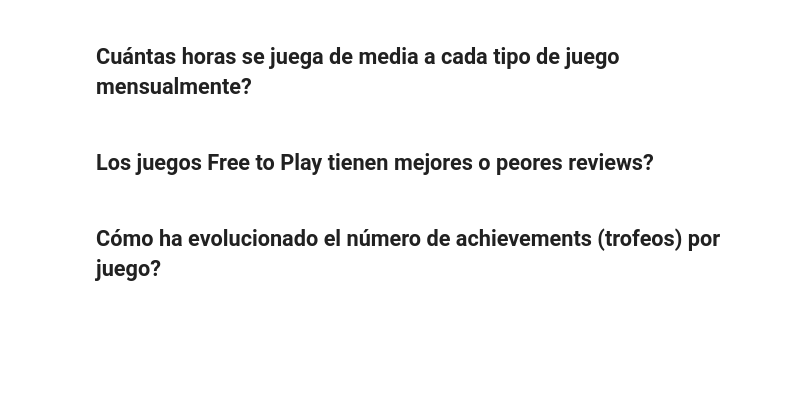
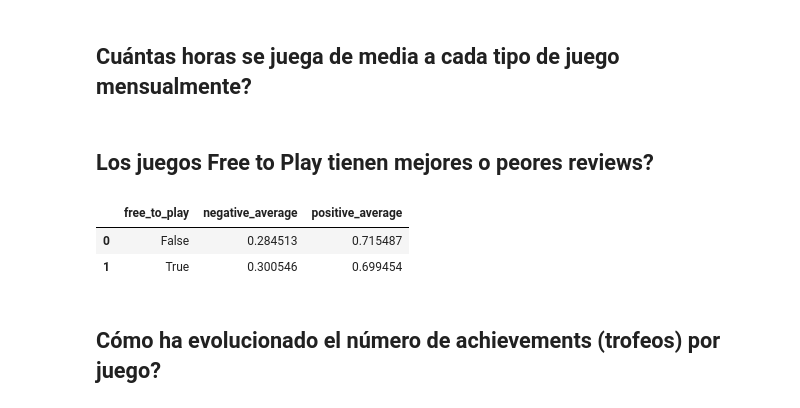
Before and after one commit to AlTesla/steam_EDA, a Jupyter notebook: steam_EDA_Alvaro_Corona.ipynb, the cells around one changed output. Saved outputs shown, nothing was run; the diff lists cells and outputs as text; code cells hidden in the pictures; blank space fills up the shorter version.

```diff
--- a/steam_EDA_Alvaro_Corona.ipynb
+++ b/steam_EDA_Alvaro_Corona.ipynb
@@ -549,2 +513,23 @@ fig.show()
 # %% [markdown]
 ## Los juegos Free to Play tienen mejores o peores reviews?
+# %%
+free_to_play_df = steam_df[['free_to_play',
+                            'positive_ratings', 'negative_ratings']].copy()
+# %%
+free_to_play_df['total_ratings'] = free_to_play_df[[
+    'positive_ratings', 'negative_ratings']].sum(axis=1)
+free_to_play_df['negative_average'] = free_to_play_df['negative_ratings'] / \
+    free_to_play_df['total_ratings']
+# %%
+
+free_to_play_grouped = free_to_play_df.groupby(
+    "free_to_play")["negative_average"].mean().reset_index()
+# %%
+free_to_play_grouped['positive_average'] = 1 - \
+    free_to_play_grouped['negative_average']
+# %%
+free_to_play_grouped
+# %% [output]
+|  | free_to_play | negative_average | positive_average |
+| 0 | False | 0.284513 | 0.715487 |
+| 1 | True | 0.300546 | 0.699454 |
```
Also changed, not shown: parts of 13 cells of this notebook.
